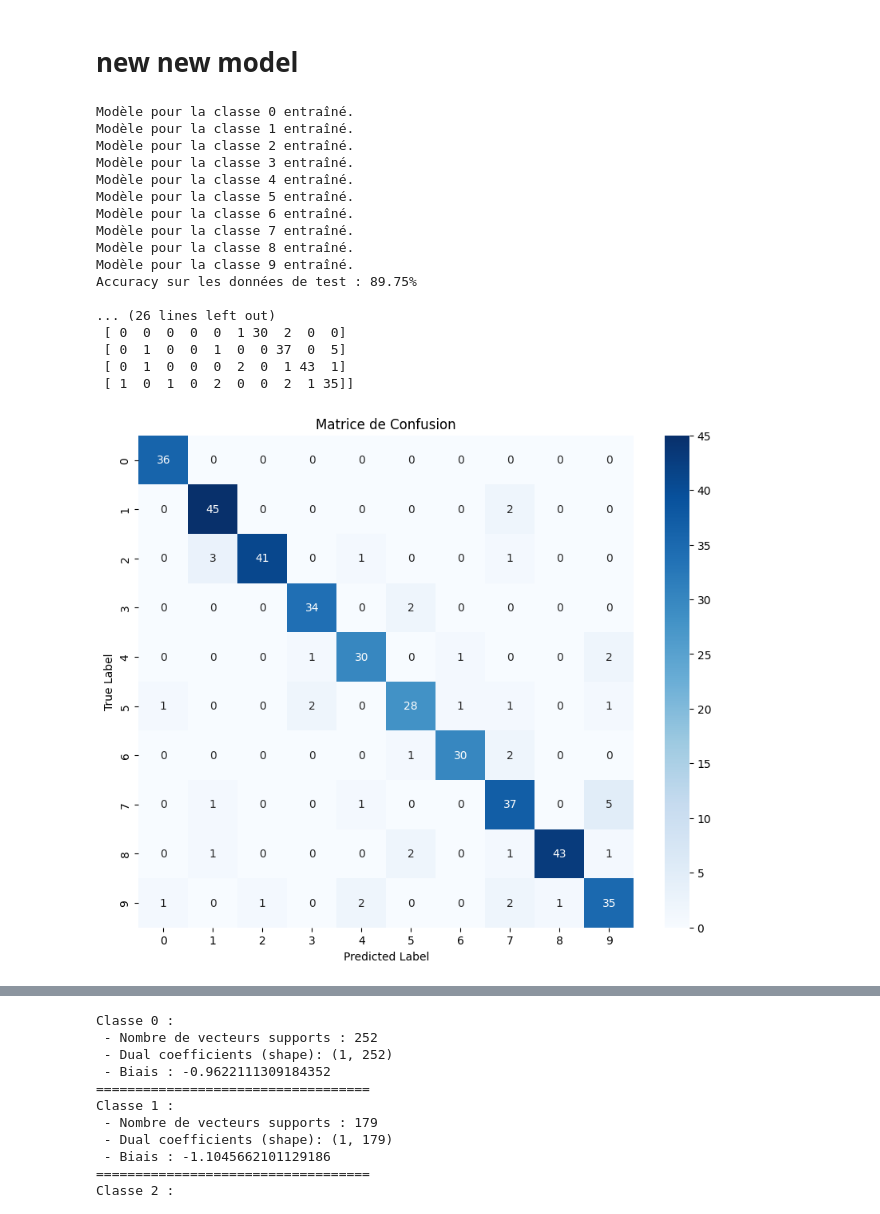
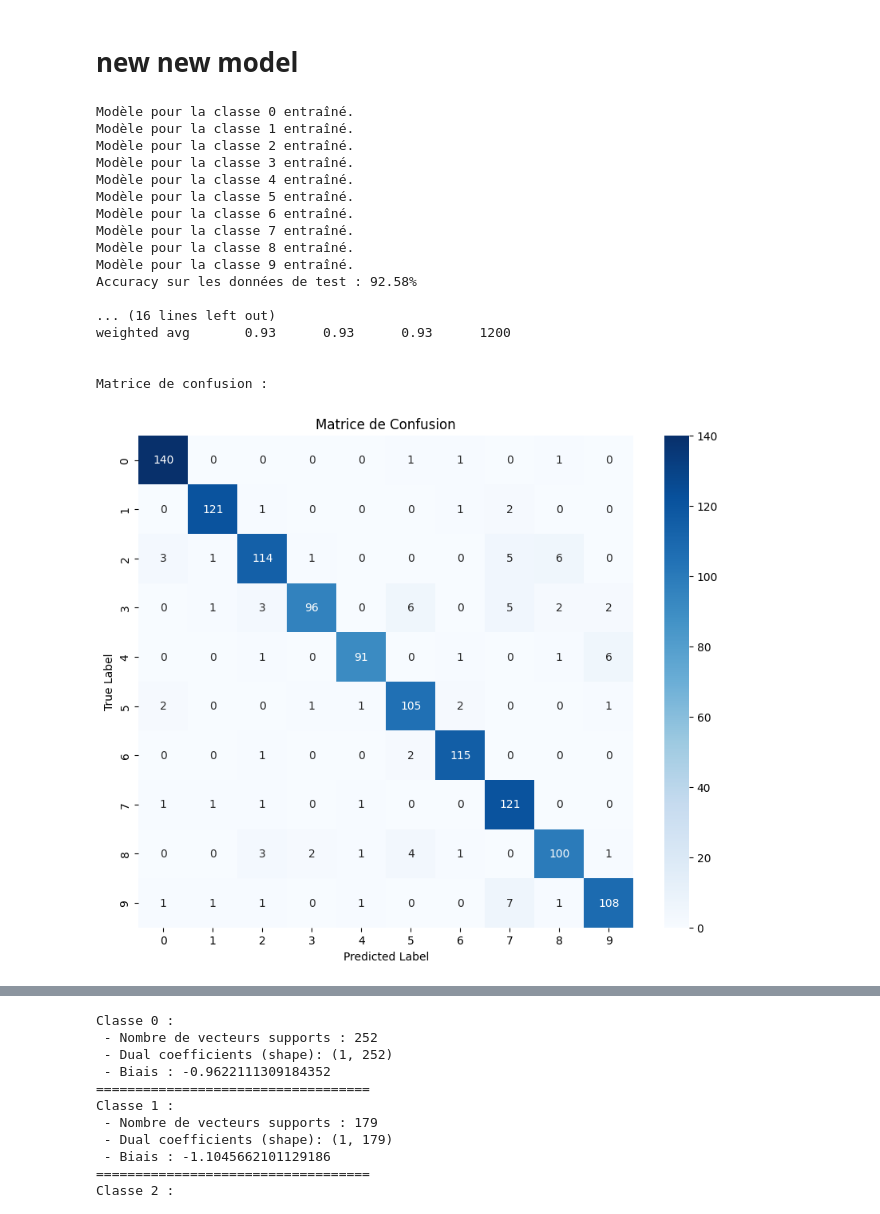
Before and after one commit to lotfi8rbh/Ma-Number, a Jupyter notebook: modèle SVM/Model_SVM.ipynb, the cells around one changed output, grey strips where cells are left out. Drawn from its saved outputs; the diff is of its cells as text; code cells hidden in the pictures.

```diff
--- a/modèle SVM/Model_SVM.ipynb
+++ b/modèle SVM/Model_SVM.ipynb
@@ -30,7 +30,7 @@ X, y = fetch_openml('mnist_784', version=1, return_X_y=True, as_frame=False)
 y = y.astype(int)
 
 # Réduire les données : 200 observations par classe
-def reduce_data(X, y, samples_per_class=200):
+def reduce_data(X, y, samples_per_class=600):
     reduced_X = []
     reduced_y = []
     for label in np.unique(y):
@@ -40,7 +40,7 @@ def reduce_data(X, y, samples_per_class=200):
     return np.vstack(reduced_X), np.hstack(reduced_y)
 
 # Appliquer la réduction
-X_reduced, y_reduced = reduce_data(X, y, samples_per_class=200)
+X_reduced, y_reduced = reduce_data(X, y, samples_per_class=600)
 
 # Diviser en données d'entraînement et de test
 X_train, X_test, y_train, y_test = train_test_split(X_reduced, y_reduced, test_size=0.2, random_state=42)
@@ -74,41 +74,41 @@ y_pred = predict_ova(svm_models, X_test)
 # Évaluer les performances
 accuracy = accuracy_score(y_test, y_pred)
 print(f"Accuracy sur les données de test : {accuracy * 100:.2f}%")
 
 # Rapport détaillé
 print("\nClassification Report :")
 print(classification_report(y_test, y_pred))
 
 # Matrice de confusion
 conf_matrix = confusion_matrix(y_test, y_pred)
 print("\nMatrice de confusion :")
-print(conf_matrix)
+
 # Afficher la matrice de confusion sous forme de heatmap
 plt.figure(figsize=(10, 8))
 sns.heatmap(conf_matrix, annot=True, fmt='d', cmap='Blues', xticklabels=range(10), yticklabels=range(10))
 plt.xlabel('Predicted Label')
 plt.ylabel('True Label')
 plt.title('Matrice de Confusion')
 plt.show()
 # %% [output]
 Modèle pour la classe 0 entraîné.
 Modèle pour la classe 1 entraîné.
 Modèle pour la classe 2 entraîné.
 Modèle pour la classe 3 entraîné.
 Modèle pour la classe 4 entraîné.
 Modèle pour la classe 5 entraîné.
 Modèle pour la classe 6 entraîné.
 Modèle pour la classe 7 entraîné.
 Modèle pour la classe 8 entraîné.
 Modèle pour la classe 9 entraîné.
-Accuracy sur les données de test : 89.75%
+Accuracy sur les données de test : 92.58%
 
-... (26 lines left out)
- [ 0  0  0  0  0  1 30  2  0  0]
- [ 0  1  0  0  1  0  0 37  0  5]
- [ 0  1  0  0  0  2  0  1 43  1]
- [ 1  0  1  0  2  0  0  2  1 35]]
+... (16 lines left out)
+weighted avg       0.93      0.93      0.93      1200
+
+
+Matrice de confusion :
-[figure, old version]
+[figure, new version]
 # %%
 from sklearn.model_selection import GridSearchCV
 from sklearn.metrics import classification_report
```
Also changed, not shown: parts of 1 cell of this notebook, 30 other files.
